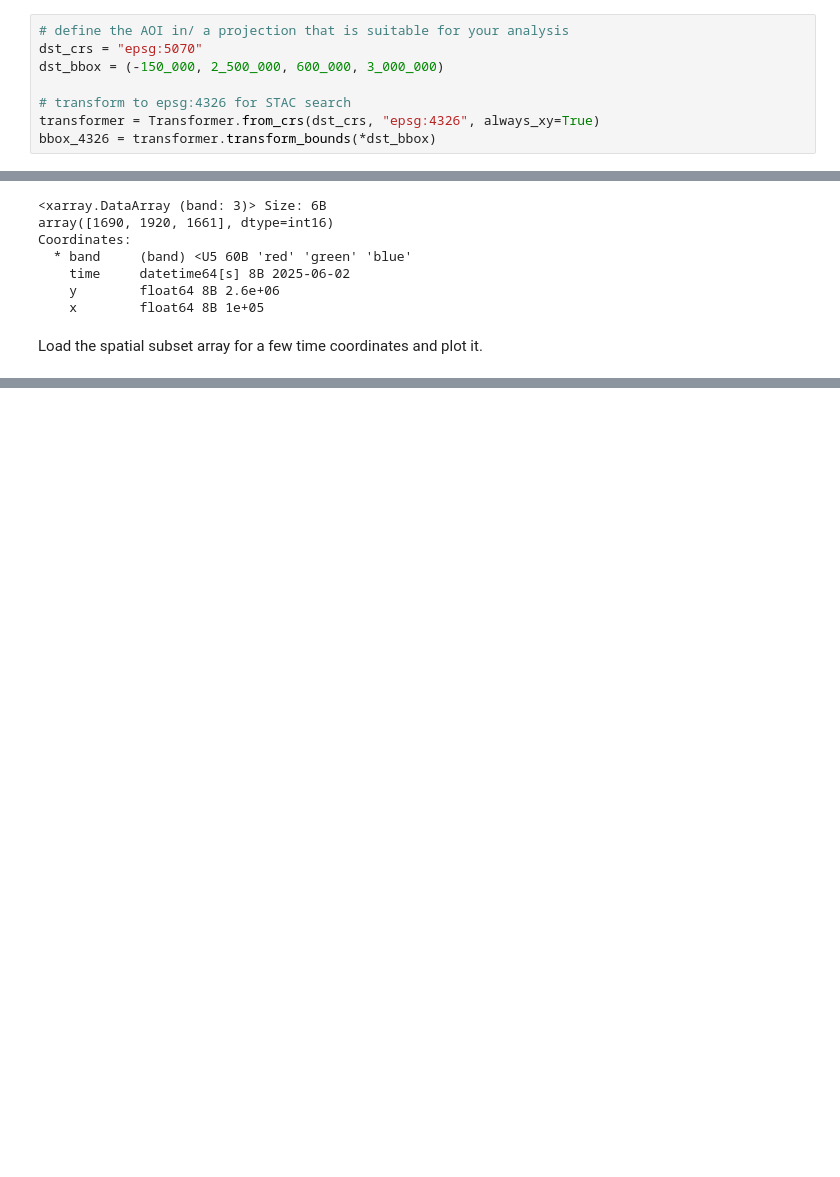
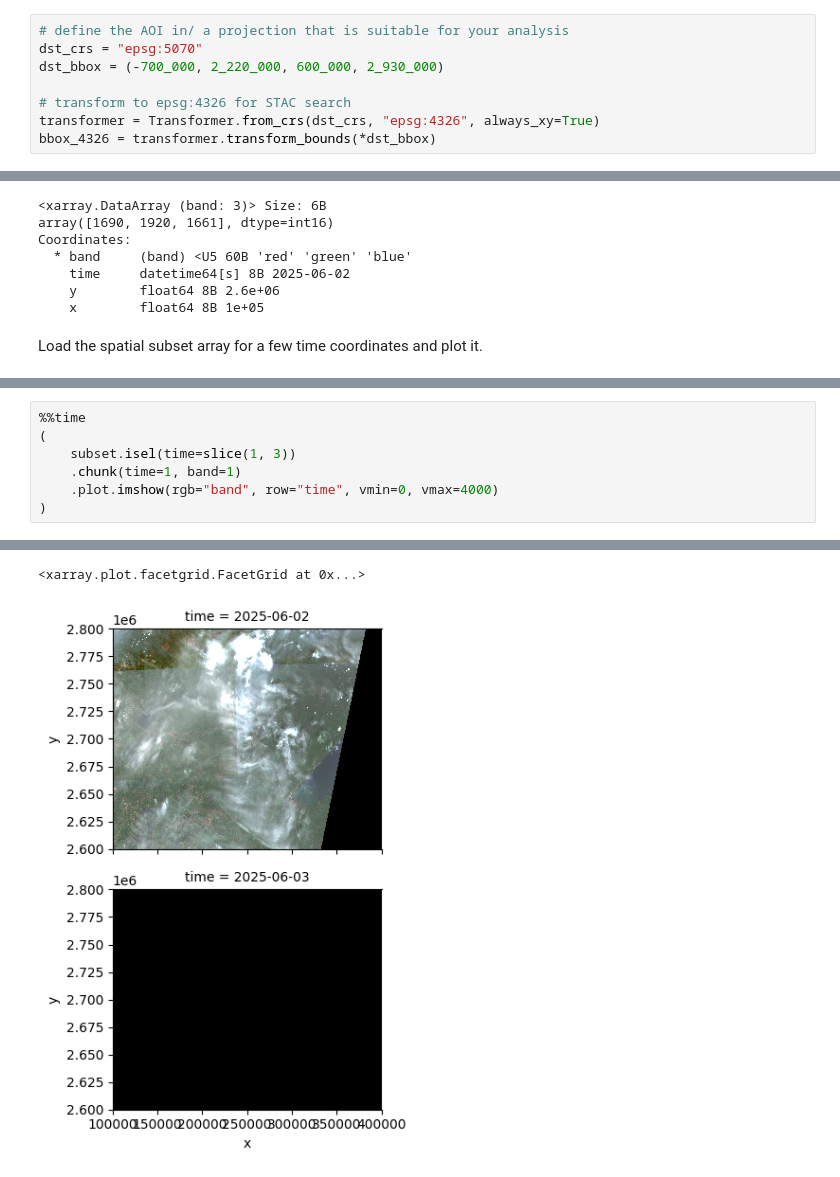
Before and after one commit to hrodmn/stac-cog-xarray, a Jupyter notebook: docs/demo.ipynb, the cells around one changed output, grey strips where cells are left out. Saved outputs shown, nothing was run; the diff lists cells and outputs as text; blank space fills up the shorter version.

```diff
--- a/docs/demo.ipynb
+++ b/docs/demo.ipynb
@@ -14,7 +14,7 @@ Define the area of interest with a CRS and a bounding box.
 # %%
 # define the AOI in/ a projection that is suitable for your analysis
 dst_crs = "epsg:5070"
-dst_bbox = (-150_000, 2_500_000, 600_000, 3_000_000)
+dst_bbox = (-700_000, 2_220_000, 600_000, 2_930_000)
 
 # transform to epsg:4326 for STAC search
 transformer = Transformer.from_crs(dst_crs, "epsg:4326", always_xy=True)
@@ -145,0 +134,8 @@ Wall time: 17.3 s
+# %%
+%%time
+(
+    subset.isel(time=slice(1, 3))
+    .chunk(time=1, band=1)
+    .plot.imshow(rgb="band", row="time", vmin=0, vmax=4000)
+)
+# %% [output]
@@ -145,0 +144,2 @@ Wall time: 17.3 s
+<xarray.plot.facetgrid.FacetGrid at 0x...>
+[figure, added]
```
Also changed, not shown: parts of 8 cells of this notebook, 3 other files.
